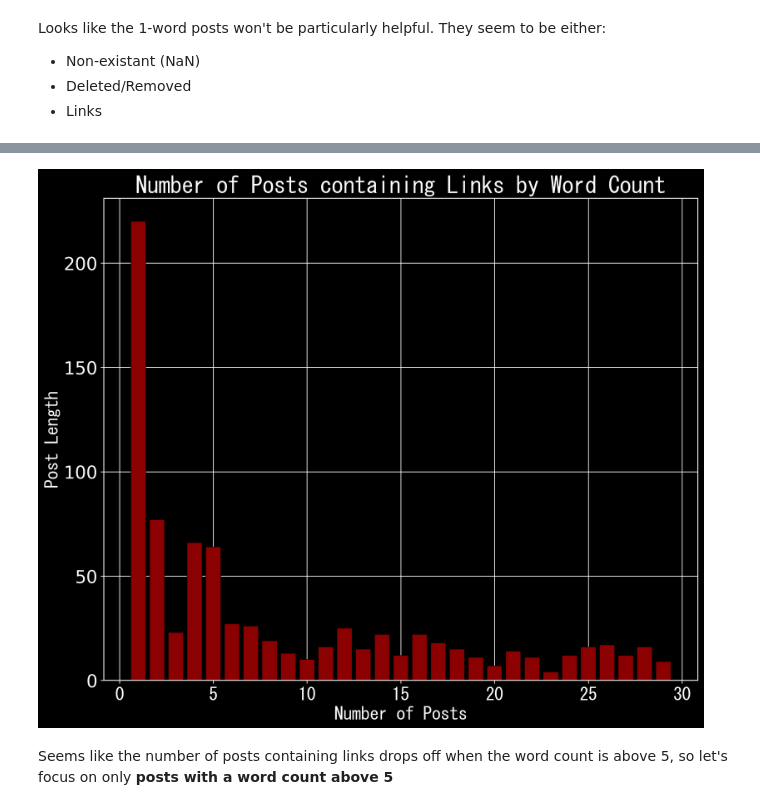
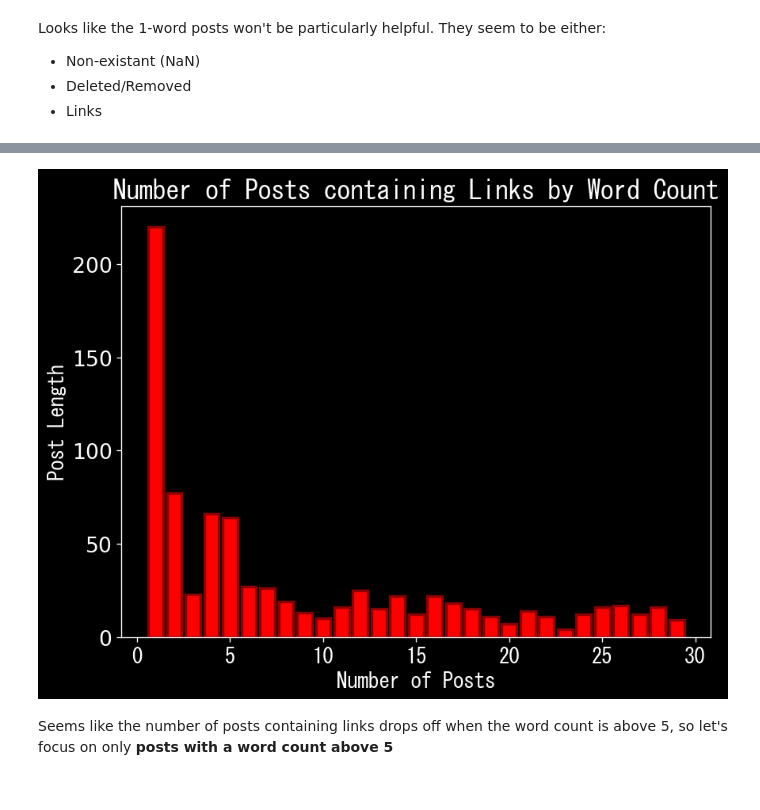
Before and after one commit to EricHeidbreder/GA_projects, a Jupyter notebook: projects/project_3-master/02_EDA_and_cleaning.ipynb, the cells around one changed output, grey strips where cells are left out. Cells and saved outputs as stored; diff of their text form; code cells hidden in the pictures.

```diff
--- a/projects/project_3-master/02_EDA_and_cleaning.ipynb
+++ b/projects/project_3-master/02_EDA_and_cleaning.ipynb
@@ -85,10 +85,3 @@ link_count = []
 for i in range(1, 30):
     link_count.append(posts[(posts['post_wc'] == i) &
                             (posts['selftext'].str.contains('http'))]['selftext'].shape[0])
-# %%
-plt.figure(figsize=(8,5))
-style.use('ggplot')
-
-plt.xlabel('Post Length')
-plt.ylabel('Number of Posts')
-plt.title('Number of Posts containing Links by Word Count');
@@ -97,18 +88,21 @@ plt.title('Number of Posts containing Links by Word Count');
 # %%
 style.use('dark_background')
-plt.figure(figsize=(12,10), dpi=300)
-plt.bar(x=range(1, 30), height=link_count, color='darkred', ec='black')
+plt.figure(figsize=(8,6), dpi=120)
+plt.bar(x=range(1, 30), height=link_count,
+        ec='darkred',
+        color='red',
+        linewidth=2)
 plt.title('Number of Posts containing Links by Word Count',
-          fontsize=26,
+          fontsize=20,
           fontname='MS Gothic')
-plt.xlabel('Number of Posts', fontsize=20, fontname='MS Gothic')
-plt.ylabel('Post Length', fontsize=20, fontname='MS Gothic')
-plt.xticks(fontsize=20,
+plt.xlabel('Number of Posts', fontsize=16, fontname='MS Gothic')
+plt.ylabel('Post Length', fontsize=16, fontname='MS Gothic')
+plt.xticks(fontsize=16,
            fontname='MS Gothic')
-plt.yticks(fontsize=20)
+plt.yticks(fontsize=16)
 plt.savefig('./images/posts_contain_links.png');
 # %% [output]
-[figure, old version]
+[figure, new version]
 # %% [markdown]
 Seems like the number of posts containing links drops off when the word count is above 5, so let's focus on only **posts with a word count above 5**
 # %%
```
Also changed, not shown: parts of 5 cells of this notebook, 15 other files.
